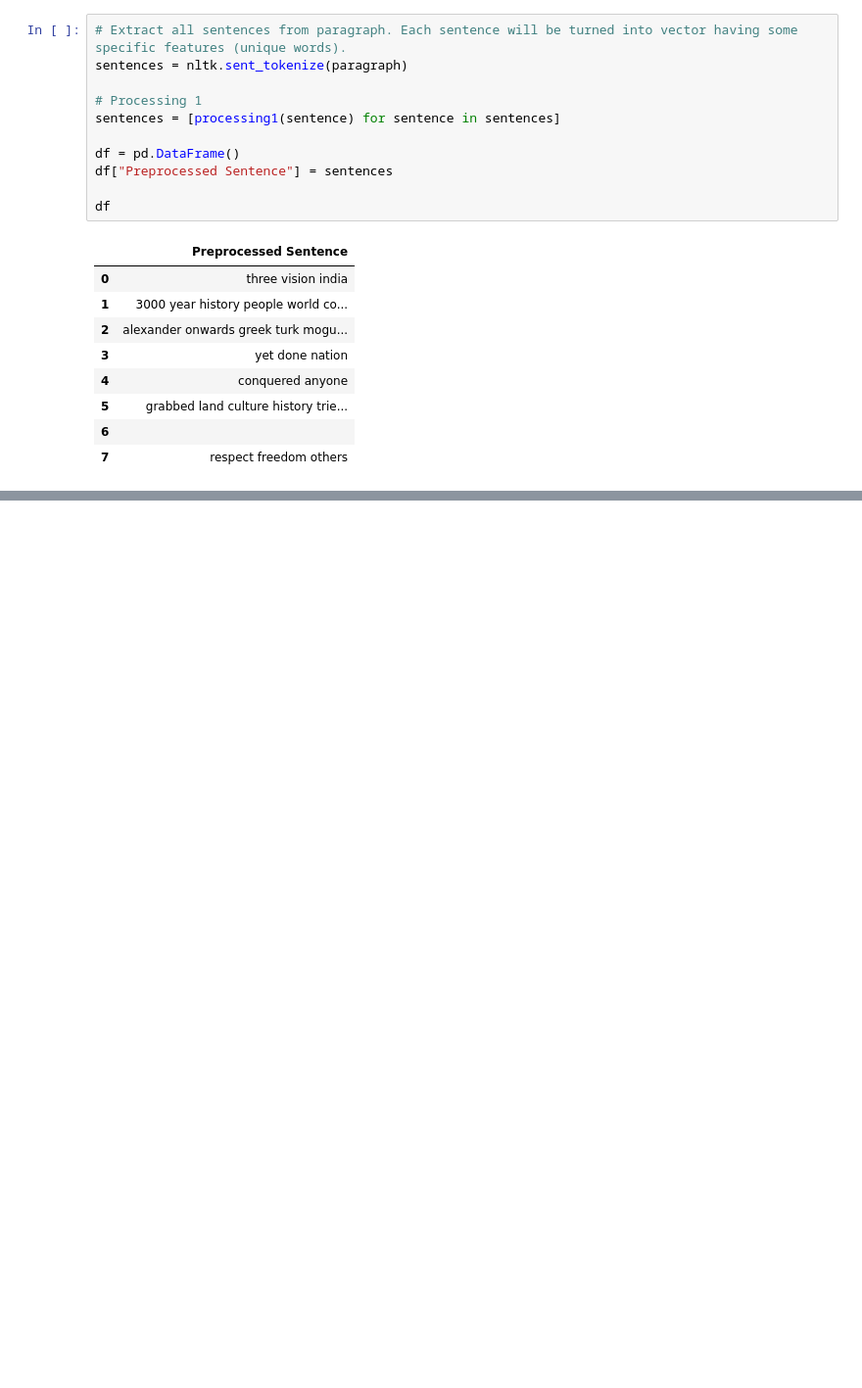
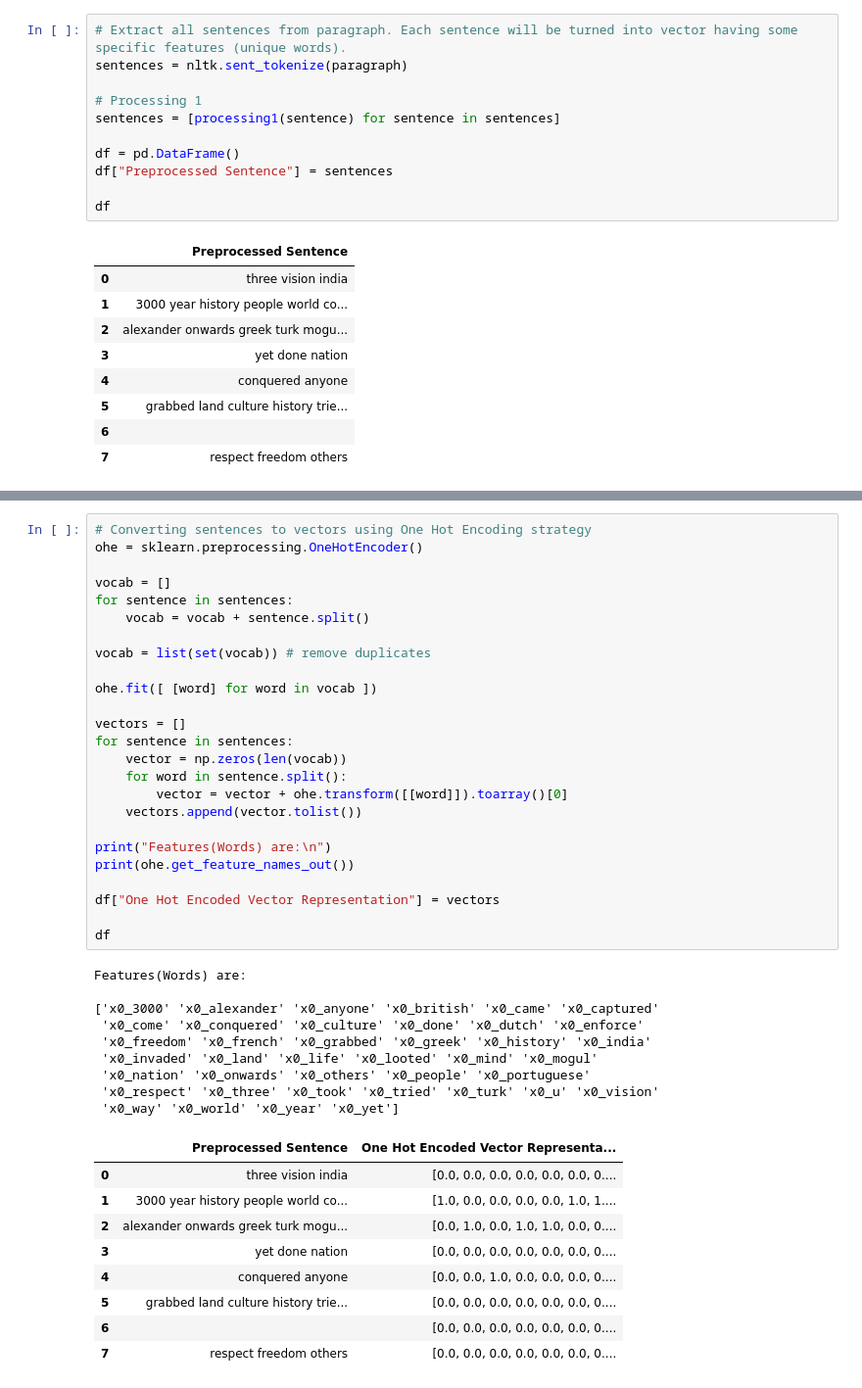
Before and after one commit to DevRish/MachineLearning, a Jupyter notebook: nlp/preprocessing_2.ipynb, the cells around one changed output, grey strips where cells are left out. Shown at 98% size. Cells and saved outputs as stored; diff of their text form; blank space fills up the shorter version.

```diff
--- a/nlp/preprocessing_2.ipynb
+++ b/nlp/preprocessing_2.ipynb
@@ -55,0 +81,44 @@ df
+# %%
+# Converting sentences to vectors using One Hot Encoding strategy
+ohe = sklearn.preprocessing.OneHotEncoder()
+
+vocab = []
+for sentence in sentences:
+    vocab = vocab + sentence.split()
+
+vocab = list(set(vocab)) # remove duplicates
+
+ohe.fit([ [word] for word in vocab ])
+
+vectors = []
+for sentence in sentences:
+    vector = np.zeros(len(vocab))
+    for word in sentence.split():
+        vector = vector + ohe.transform([[word]]).toarray()[0]
+    vectors.append(vector.tolist())
+
+print("Features(Words) are:\n")
+print(ohe.get_feature_names_out())
+
+df["One Hot Encoded Vector Representation"] = vectors
+
+df
+# %% [output]
+Features(Words) are:
+
+['x0_3000' 'x0_alexander' 'x0_anyone' 'x0_british' 'x0_came' 'x0_captured'
+ 'x0_come' 'x0_conquered' 'x0_culture' 'x0_done' 'x0_dutch' 'x0_enforce'
+ 'x0_freedom' 'x0_french' 'x0_grabbed' 'x0_greek' 'x0_history' 'x0_india'
+ 'x0_invaded' 'x0_land' 'x0_life' 'x0_looted' 'x0_mind' 'x0_mogul'
+ 'x0_nation' 'x0_onwards' 'x0_others' 'x0_people' 'x0_portuguese'
+ 'x0_respect' 'x0_three' 'x0_took' 'x0_tried' 'x0_turk' 'x0_u' 'x0_vision'
+ 'x0_way' 'x0_world' 'x0_year' 'x0_yet']
+|  | Preprocessed Sentence | One Hot Encoded Vector Representa... |
+| 0 | three vision india | [0.0, 0.0, 0.0, 0.0, 0.0, 0.0, 0.... |
+| 1 | 3000 year history people world co... | [1.0, 0.0, 0.0, 0.0, 0.0, 1.0, 1.... |
+| 2 | alexander onwards greek turk mogu... | [0.0, 1.0, 0.0, 1.0, 1.0, 0.0, 0.... |
+| 3 | yet done nation | [0.0, 0.0, 0.0, 0.0, 0.0, 0.0, 0.... |
+| 4 | conquered anyone | [0.0, 0.0, 1.0, 0.0, 0.0, 0.0, 0.... |
+| 5 | grabbed land culture history trie... | [0.0, 0.0, 0.0, 0.0, 0.0, 0.0, 0.... |
+| 6 |  | [0.0, 0.0, 0.0, 0.0, 0.0, 0.0, 0.... |
+| 7 | respect freedom others | [0.0, 0.0, 0.0, 0.0, 0.0, 0.0, 0.... |
```
Also changed, not shown: parts of 17 cells of this notebook, 3 other files.
